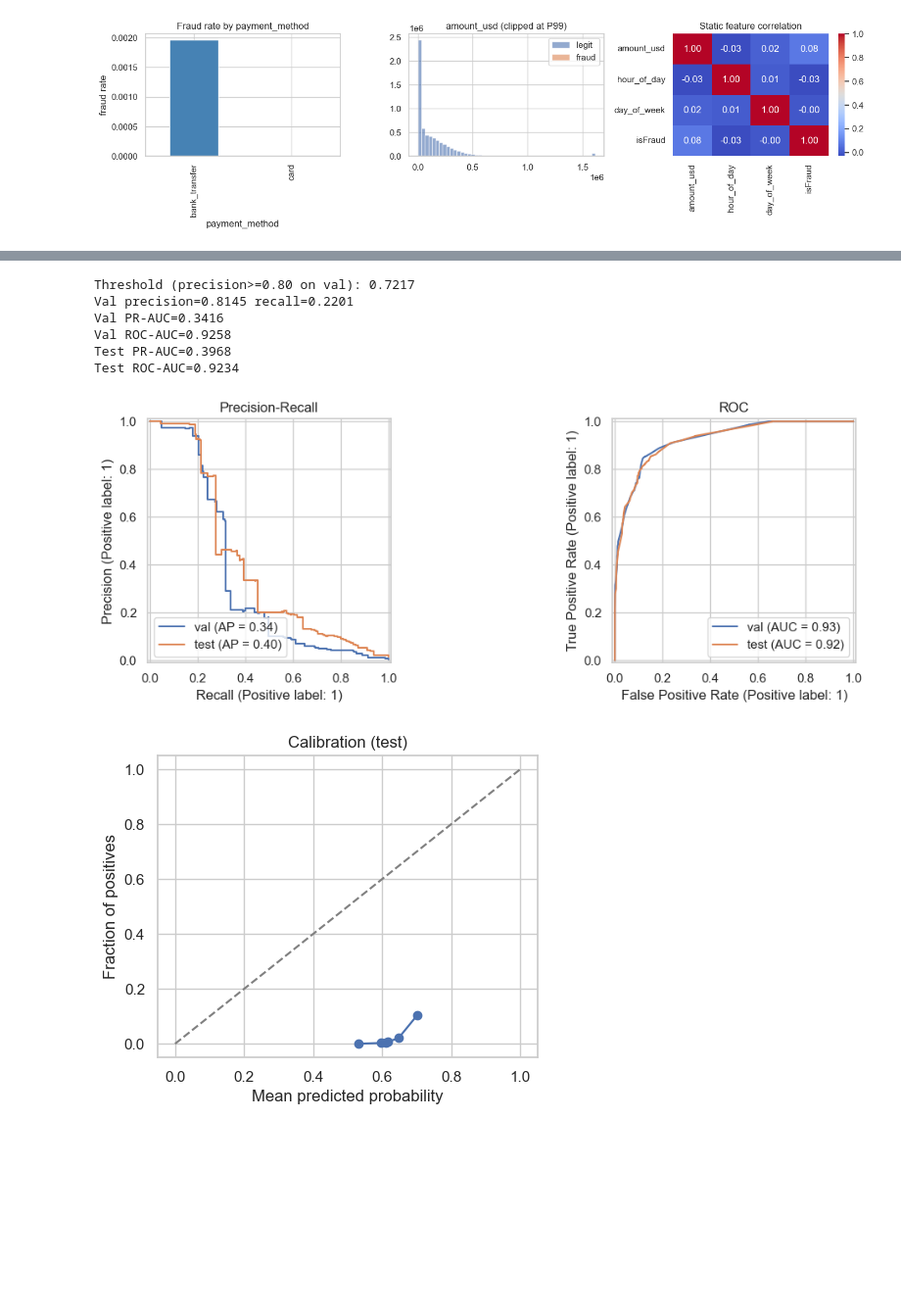
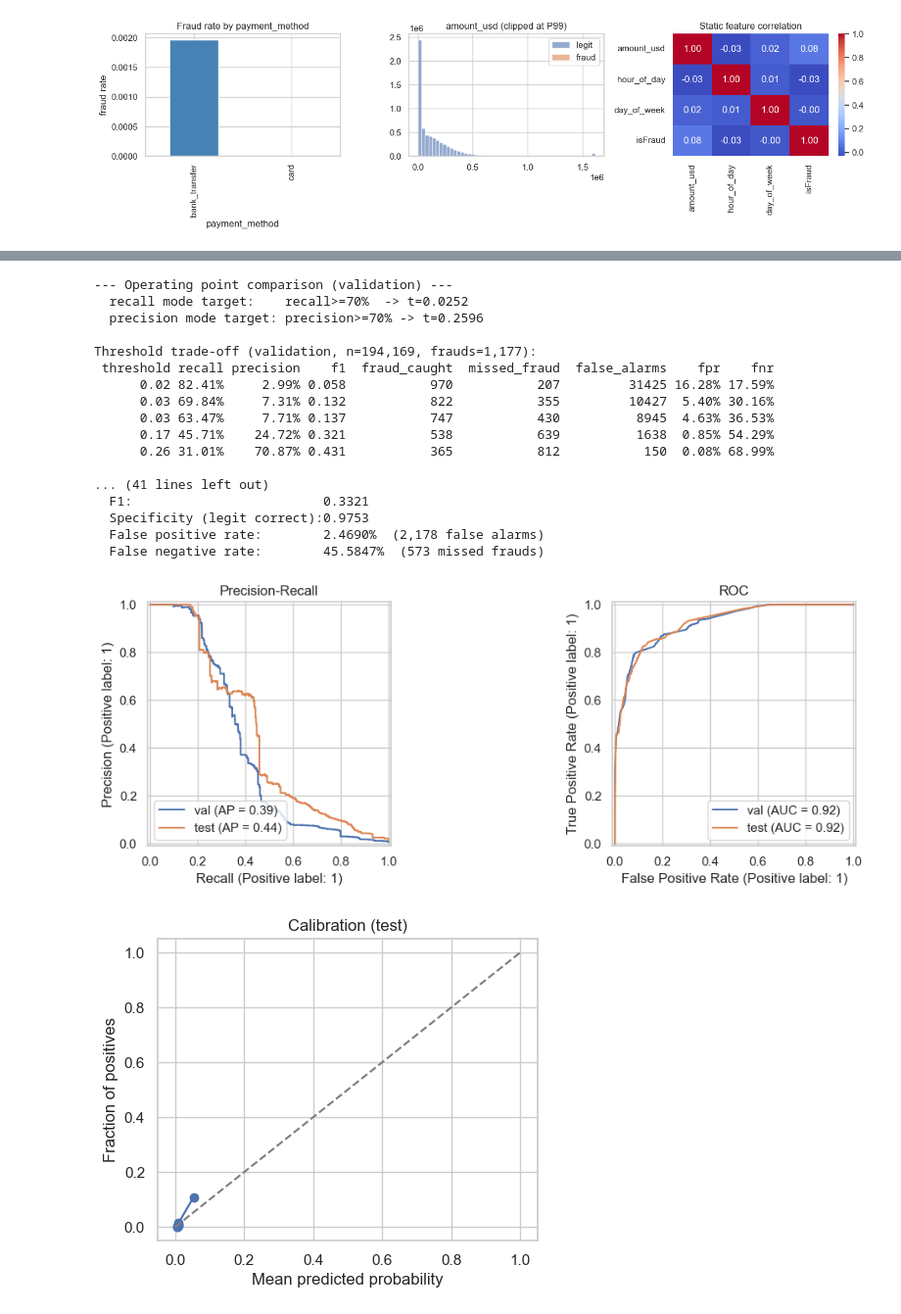
Before and after one commit to mnaufaldr01/real-time-fraud-detection, a Jupyter notebook: models/model-training.ipynb, the cells around one changed output, grey strips where cells are left out. Shown at 98% size. Saved outputs shown, nothing was run; the diff lists cells and outputs as text; code cells hidden in the pictures; blank space fills up the shorter version.

Commit message:
tuned model to prioritise recall

```diff
--- a/models/model-training.ipynb
+++ b/models/model-training.ipynb
@@ -39,8 +39,14 @@ TUNE_HYPERPARAMS = True
 TUNE_N_ITER = 8
 TUNE_SAMPLE_FRAC = 0.25
 
-# Up-weight rare fraud rows during training (scale_pos_weight = legit/fraud * multiplier)
-FRAUD_WEIGHT_MULTIPLIER = 2.0
+# Drift-aware training (prior probability shift: train ~0.09% fraud, test ~1.4%)
+# "undersample" = keep all frauds, downsample legit to TARGET_FRAUD_RATE (recommended)
+# "target_rate" = full train + scale_pos_weight from target rate (not train prior)
+# "train_prior" = legacy: weight from train fraud rate (~2100x — too aggressive on test)
+IMBALANCE_STRATEGY = "undersample"
+TARGET_FRAUD_RATE = None   # None = infer from val+test (~1%); or set e.g. 0.01
+MAX_TRAIN_ROWS = 2_000_000 # recency window before val; None = full train split
+FRAUD_WEIGHT_MULTIPLIER = 1.0  # only applies when not undersampling
 
 # Use NVIDIA GPU for XGBoost training (falls back to CPU if CUDA unavailable)
 USE_GPU = True
@@ -48,8 +54,12 @@ USE_GPU = True
 # Print validation metrics every N boosting rounds during final training
 TRAIN_LOG_EVERY = 10
 
-# Operating threshold: maximize precision while catching at least this share of frauds (on val)
-MIN_RECALL_TARGET = 0.70
+# Production threshold (tuned on validation — see evaluation cell trade-off table)
+# "precision" = fewer false alarms | "recall" = catch more fraud | "manual" = fixed cutoff
+THRESHOLD_MODE = "recall"
+MIN_PRECISION_TARGET = 0.70   # raise (e.g. 0.70) to slash false alarms; lower recall
+MIN_RECALL_TARGET = 0.70        # used when THRESHOLD_MODE == "recall"
+MANUAL_THRESHOLD = None         # e.g. 0.85 when THRESHOLD_MODE == "manual"
 
 if not DATA_PATH.exists():
     import kagglehub
@@ -292,46 +333,73 @@ Early stop at round 1 (best val score: 0.352015179460164)
 # %%
 val_prob = pipeline.predict_proba(x_val)[:, 1]
 test_prob = pipeline.predict_proba(x_test)[:, 1]
+y_val_arr = y_val.to_numpy()
 
-# Threshold tuned on validation for fraud recall (production: apply same threshold)
-best_threshold, val_p, val_r = find_threshold_for_recall(
-    y_val.to_numpy(), val_prob, min_recall=MIN_RECALL_TARGET
+# Compare recall-heavy vs precision-heavy vs high cutoffs before picking production threshold
+compare_operating_points(
+    y_val_arr,
+    val_prob,
+    min_precision=MIN_PRECISION_TARGET,
+    min_recall=MIN_RECALL_TARGET,
+    manual_threshold=MANUAL_THRESHOLD,
 )
+
+best_threshold, threshold_strategy, meta = resolve_operating_threshold(
+    y_val_arr,
+    val_prob,
+    mode=THRESHOLD_MODE,
+    min_precision=MIN_PRECISION_TARGET,
+    min_recall=MIN_RECALL_TARGET,
+    manual_threshold=MANUAL_THRESHOLD,
+)
+val_p, val_r = meta["val_precision"], meta["val_recall"]
 print(
-    f"\nSelected threshold (val, recall>={MIN_RECALL_TARGET:.0%}): {best_threshold:.4f}",
+    f"\nDeployed threshold ({THRESHOLD_MODE}): {best_threshold:.4f} "
+    f"[{threshold_strategy}] val precision={val_p:.4f} recall={val_r:.4f}",
     flush=True,
 )
 
 val_metrics = print_evaluation_report("Validation", y_val, val_prob, best_threshold)
 test_metrics = print_evaluation_report("Test", y_test, test_prob, best_threshold)
 
 fig, axes = plt.subplots(1, 2, figsize=(12, 4))
 PrecisionRecallDisplay.from_predictions(y_val, val_prob, ax=axes[0], name="val")
 PrecisionRecallDisplay.from_predictions(y_test, test_prob, ax=axes[0], name="test")
 axes[0].set_title("Precision-Recall")
 RocCurveDisplay.from_predictions(y_val, val_prob, ax=axes[1], name="val")
 RocCurveDisplay.from_predictions(y_test, test_prob, ax=axes[1], name="test")
 axes[1].set_title("ROC")
 plt.tight_layout()
 plt.show()
 
 prob_true, prob_pred = calibration_curve(y_test, test_prob, n_bins=10, strategy="quantile")
 plt.figure(figsize=(5, 4))
 plt.plot(prob_pred, prob_true, marker="o")
 plt.plot([0, 1], [0, 1], linestyle="--", color="gray")
 plt.xlabel("Mean predicted probability")
 plt.ylabel("Fraction of positives")
 plt.title("Calibration (test)")
 plt.show()
 # %% [output]
-Threshold (precision>=0.80 on val): 0.7217
-Val precision=0.8145 recall=0.2201
-Val PR-AUC=0.3416
-Val ROC-AUC=0.9258
-Test PR-AUC=0.3968
-Test ROC-AUC=0.9234
+--- Operating point comparison (validation) ---
+  recall mode target:    recall>=70%  -> t=0.0252
+  precision mode target: precision>=70% -> t=0.2596
+
+Threshold trade-off (validation, n=194,169, frauds=1,177):
+ threshold recall precision    f1  fraud_caught  missed_fraud  false_alarms    fpr    fnr
+      0.02 82.41%     2.99% 0.058           970           207         31425 16.28% 17.59%
+      0.03 69.84%     7.31% 0.132           822           355         10427  5.40% 30.16%
+      0.03 63.47%     7.71% 0.137           747           430          8945  4.63% 36.53%
+      0.17 45.71%    24.72% 0.321           538           639          1638  0.85% 54.29%
+      0.26 31.01%    70.87% 0.431           365           812           150  0.08% 68.99%
+
+... (41 lines left out)
+  F1:                         0.3321
+  Specificity (legit correct):0.9753
+  False positive rate:        2.4690%  (2,178 false alarms)
+  False negative rate:        45.5847%  (573 missed frauds)
-[figure, old version]
+[figure, new version]
-[figure, old version]
+[figure, new version]
 # %%
 bundle = save_model_bundle(
     pipeline,
```
Also changed, not shown: parts of 5 cells of this notebook, 2 other files.
